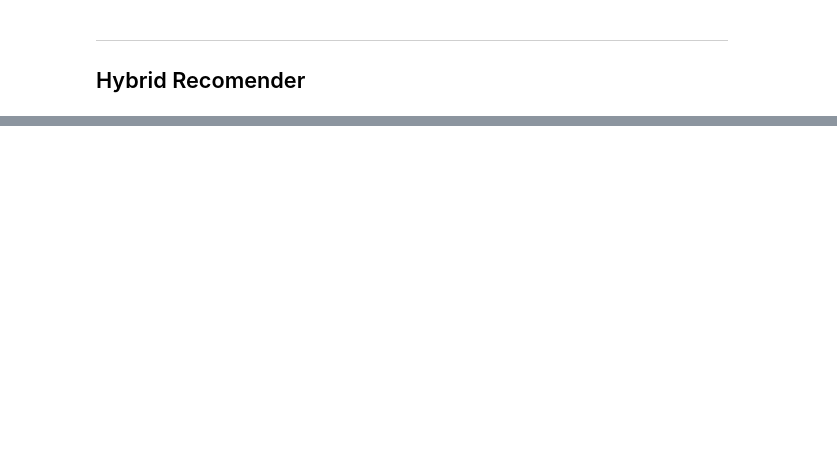
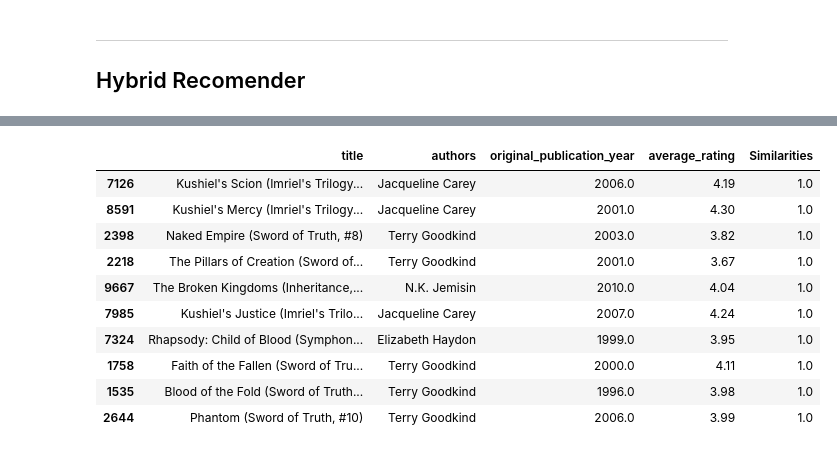
Before and after one commit to CamelSal/BookRecommender, a Jupyter notebook: 3.Hybrid_Recomender.ipynb, the cells around one changed output, grey strips where cells are left out. Cells and saved outputs as stored; diff of their text form; code cells hidden in the pictures; blank space fills up the shorter version.

```diff
--- a/3.Hybrid_Recomender.ipynb
+++ b/3.Hybrid_Recomender.ipynb
@@ -543,0 +577,14 @@ hybrid_recomender("Caliban's War (The Expanse, #2)", False)
+# %%
+recomender("Warbreaker (Warbreaker, #1)", cont1_similarities, tag_ind)
+# %% [output]
+|  | title | authors | original_publication_year | average_rating | Similarities |
+| 7126 | Kushiel's Scion (Imriel's Trilogy... | Jacqueline Carey | 2006.0 | 4.19 | 1.0 |
+| 8591 | Kushiel's Mercy (Imriel's Trilogy... | Jacqueline Carey | 2001.0 | 4.30 | 1.0 |
+| 2398 | Naked Empire (Sword of Truth, #8) | Terry Goodkind | 2003.0 | 3.82 | 1.0 |
+| 2218 | The Pillars of Creation (Sword of... | Terry Goodkind | 2001.0 | 3.67 | 1.0 |
+| 9667 | The Broken Kingdoms (Inheritance,... | N.K. Jemisin | 2010.0 | 4.04 | 1.0 |
+| 7985 | Kushiel's Justice (Imriel's Trilo... | Jacqueline Carey | 2007.0 | 4.24 | 1.0 |
+| 7324 | Rhapsody: Child of Blood (Symphon... | Elizabeth Haydon | 1999.0 | 3.95 | 1.0 |
+| 1758 | Faith of the Fallen (Sword of Tru... | Terry Goodkind | 2000.0 | 4.11 | 1.0 |
+| 1535 | Blood of the Fold (Sword of Truth... | Terry Goodkind | 1996.0 | 3.98 | 1.0 |
+| 2644 | Phantom (Sword of Truth, #10) | Terry Goodkind | 2006.0 | 3.99 | 1.0 |
```
Also changed, not shown: parts of 8 cells of this notebook.
